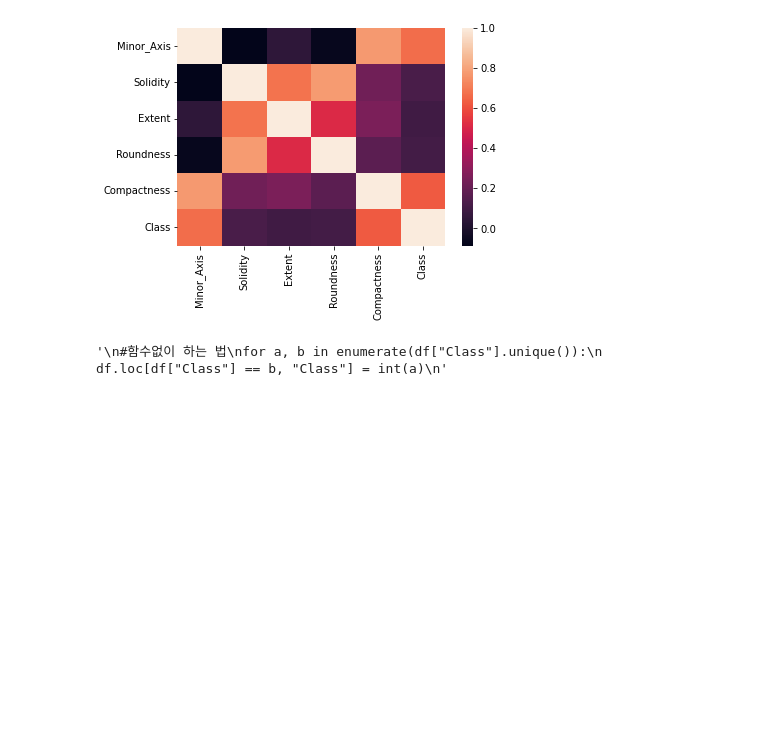
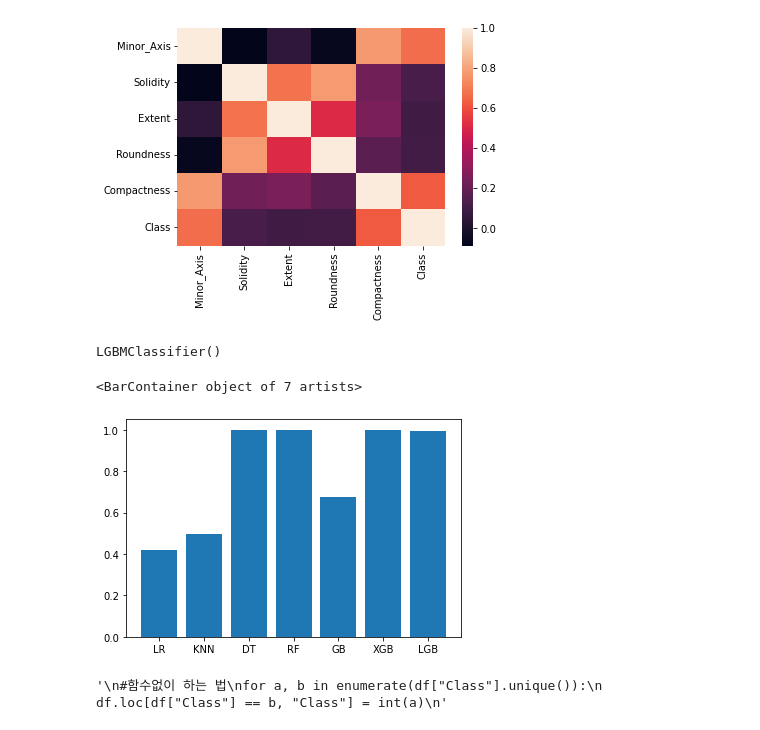
Before and after one commit to eeyeji/MachineLearning, a Jupyter notebook: 5일차/pistachio.ipynb, the cells around one changed output. Drawn from its saved outputs; the diff is of its cells as text; code cells hidden in the pictures; blank space fills up the shorter version.

```diff
--- a/5일차/pistachio.ipynb
+++ b/5일차/pistachio.ipynb
@@ -117,3 +127,35 @@ sns.heatmap(df.corr())
 # %% [output]
 <AxesSubplot:>
 [figure]
+# %%
+df=df[['Minor_Axis',
+       'Solidity', 'Extent',
+       'Roundness', 'Compactness', 'Class']]
+# %%
+X_train, X_test, y_train, y_test = train_test_split(df[['Minor_Axis', 'Solidity', 'Extent', 'Roundness', 'Compactness']], df["Class"])
+
+model1 = LogisticRegression()
+model2 = KNeighborsClassifier()
+model3 = DecisionTreeClassifier()
+model4 = RandomForestClassifier()
+model5 = GradientBoostingClassifier()
+model6 = xgb.XGBClassifier()
+model7 = LGBMClassifier()
+
+model1.fit(X_train,  y_train)
+model2.fit(X_train,  y_train)
+model3.fit(X_train,  y_train)
+model4.fit(X_train,  y_train)
+model5.fit(X_train,  y_train)
+model6.fit(X_train,  y_train)
+model7.fit(X_train,  y_train)
+# %% [output]
+LGBMClassifier()
+# %%
+predict1=model1.predict(X_train)
+predict2=model2.predict(X_train)
+predict3=model3.predict(X_train)
+predict4=model4.predict(X_train)
+predict5=model5.predict(X_train)
+predict6=model6.predict(X_train)
+predict7=model7.predict(X_train)
@@ -119,0 +164,10 @@ sns.heatmap(df.corr())
+# %%
+model_name=["LR", "KNN", "DT", "RF", "GB","XGB","LGB"]
+scores = [r2_score(y_train, predict1), r2_score(y_train, predict2)
+        , r2_score(y_train, predict3), r2_score(y_train, predict4)
+        ,r2_score(y_train, predict5), r2_score(y_train, predict6)
+        ,r2_score(y_train, predict7)]
+plt.bar(model_name, scores)
+# %% [output]
+<BarContainer object of 7 artists>
+[figure, added]
```
Also changed, not shown: parts of 3 cells of this notebook.
